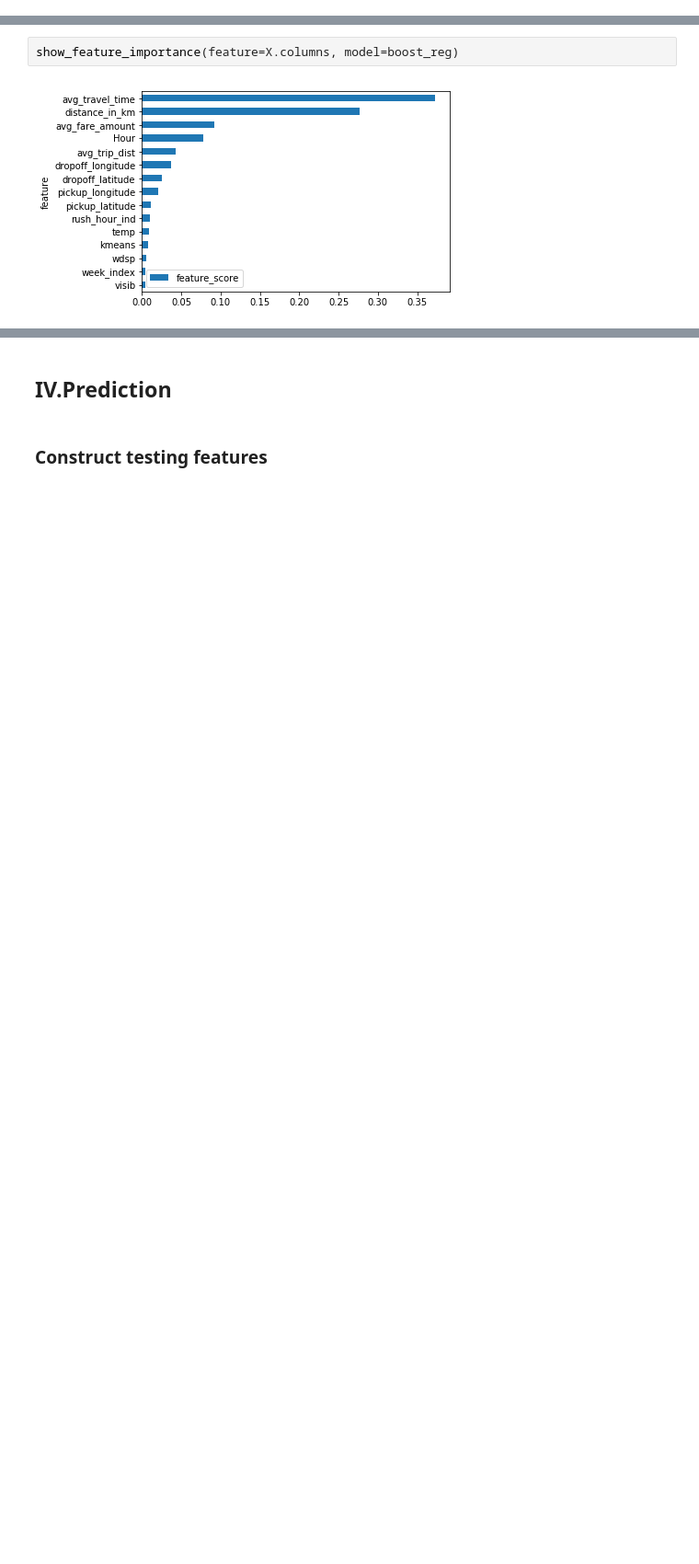
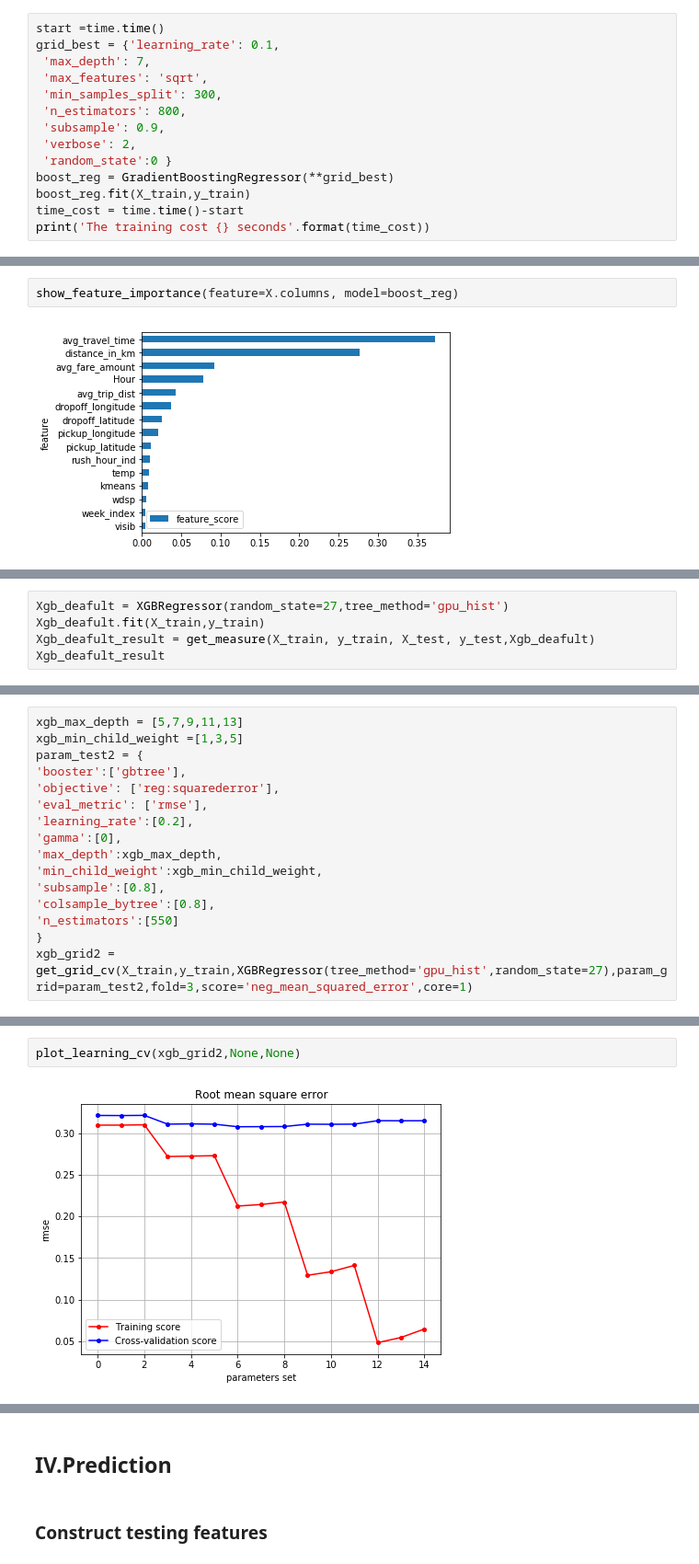
Before and after one commit to XinXia2019/NYC-TLC-Yellow-Taxi-ETA, a Jupyter notebook: NYC-TLC-Yellow-Taxi-ETA-Copy3.ipynb, the cells around one changed output, grey strips where cells are left out. Shown: that part at 92% size. Saved outputs shown, nothing was run; the diff lists cells and outputs as text; blank space fills up the shorter version.

```diff
--- a/NYC-TLC-Yellow-Taxi-ETA-Copy3.ipynb
+++ b/NYC-TLC-Yellow-Taxi-ETA-Copy3.ipynb
@@ -731,3 +769,17 @@ get_measure(X_train, y_train, X_test, y_test,boost_reg)
 | RMSE | 0.319225 | 0.305831 |
 | RMSLE | 0.044887 | 0.042826 |
 | R_score | 0.822845 | 0.836577 |
+# %%
+start =time.time()
+grid_best = {'learning_rate': 0.1,
+ 'max_depth': 7,
+ 'max_features': 'sqrt',
+ 'min_samples_split': 300,
+ 'n_estimators': 800,
+ 'subsample': 0.9,
+ 'verbose': 2,
+ 'random_state':0 }
+boost_reg = GradientBoostingRegressor(**grid_best)
+boost_reg.fit(X_train,y_train)
+time_cost = time.time()-start
+print('The training cost {} seconds'.format(time_cost))
@@ -737,0 +812,5 @@ show_feature_importance(feature=X.columns, model=boost_reg)
+# %%
+Xgb_deafult = XGBRegressor(random_state=27,tree_method='gpu_hist')
+Xgb_deafult.fit(X_train,y_train)
+Xgb_deafult_result = get_measure(X_train, y_train, X_test, y_test,Xgb_deafult)
+Xgb_deafult_result
@@ -737,0 +864,16 @@ show_feature_importance(feature=X.columns, model=boost_reg)
+# %%
+xgb_max_depth = [5,7,9,11,13]
+xgb_min_child_weight =[1,3,5]
+param_test2 = {
+'booster':['gbtree'],
+'objective': ['reg:squarederror'],
+'eval_metric': ['rmse'],
+'learning_rate':[0.2],
+'gamma':[0],
+'max_depth':xgb_max_depth,
+'min_child_weight':xgb_min_child_weight,
+'subsample':[0.8],
+'colsample_bytree':[0.8],
+'n_estimators':[550]
+}
+xgb_grid2 = get_grid_cv(X_train,y_train,XGBRegressor(tree_method='gpu_hist',random_state=27),param_grid=param_test2,fold=3,score='neg_mean_squared_error',core=1)
@@ -737,0 +895,4 @@ show_feature_importance(feature=X.columns, model=boost_reg)
+# %%
+plot_learning_cv(xgb_grid2,None,None)
+# %% [output]
+[figure, added]
```
Also changed, not shown: parts of 79 cells of this notebook.
